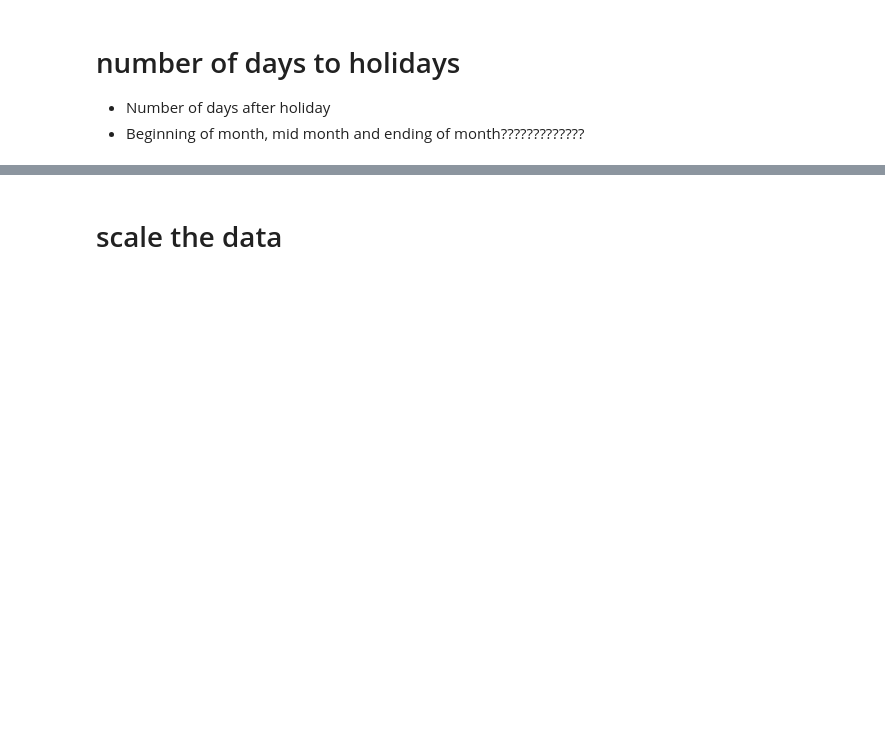
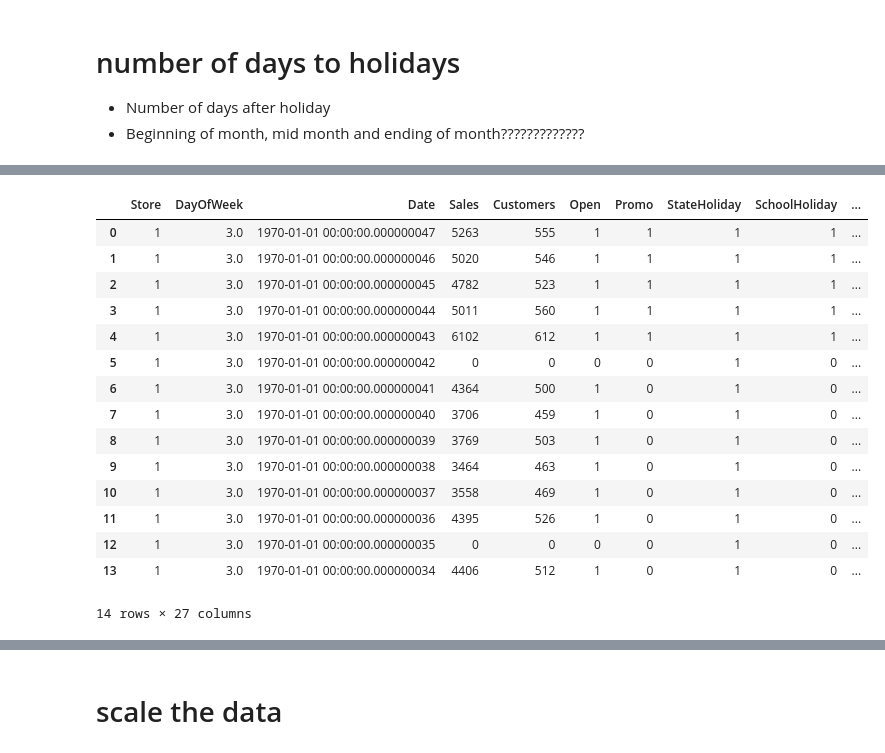
Before and after one commit to smegnshd/Pharmaceutical-Sales-prediction-across-multiple-stores, a Jupyter notebook: my_ml_project.ipynb, the cells around one changed output, grey strips where cells are left out. Saved outputs shown, nothing was run; the diff lists cells and outputs as text; code cells hidden in the pictures; blank space fills up the shorter version.

```diff
--- a/my_ml_project.ipynb
+++ b/my_ml_project.ipynb
@@ -492,0 +531,4 @@ dtype: object
+# %%
+#identify each holiday
+store_train['is_holiday'] = np.where(store_train['Date'].isin(store_train['StateHoliday']), 1, 0)
+store_train.head()
@@ -492,0 +543,21 @@ dtype: object
+# %%
+#identify working day
+store_train['is_working_day'] = np.where((store_train['is_weekend']==1) | (store_train['is_holiday']==1), 0, 1)
+store_train.head(14)
+# %% [output]
+|  | Store | DayOfWeek | Date | Sales | Customers | Open | Promo | StateHoliday | SchoolHoliday | ... |
+| 0 | 1 | 3.0 | 1970-01-01 00:00:00.000000047 | 5263 | 555 | 1 | 1 | 1 | 1 | ... |
+| 1 | 1 | 3.0 | 1970-01-01 00:00:00.000000046 | 5020 | 546 | 1 | 1 | 1 | 1 | ... |
+| 2 | 1 | 3.0 | 1970-01-01 00:00:00.000000045 | 4782 | 523 | 1 | 1 | 1 | 1 | ... |
+| 3 | 1 | 3.0 | 1970-01-01 00:00:00.000000044 | 5011 | 560 | 1 | 1 | 1 | 1 | ... |
+| 4 | 1 | 3.0 | 1970-01-01 00:00:00.000000043 | 6102 | 612 | 1 | 1 | 1 | 1 | ... |
+| 5 | 1 | 3.0 | 1970-01-01 00:00:00.000000042 | 0 | 0 | 0 | 0 | 1 | 0 | ... |
+| 6 | 1 | 3.0 | 1970-01-01 00:00:00.000000041 | 4364 | 500 | 1 | 0 | 1 | 0 | ... |
+| 7 | 1 | 3.0 | 1970-01-01 00:00:00.000000040 | 3706 | 459 | 1 | 0 | 1 | 0 | ... |
+| 8 | 1 | 3.0 | 1970-01-01 00:00:00.000000039 | 3769 | 503 | 1 | 0 | 1 | 0 | ... |
+| 9 | 1 | 3.0 | 1970-01-01 00:00:00.000000038 | 3464 | 463 | 1 | 0 | 1 | 0 | ... |
+| 10 | 1 | 3.0 | 1970-01-01 00:00:00.000000037 | 3558 | 469 | 1 | 0 | 1 | 0 | ... |
+| 11 | 1 | 3.0 | 1970-01-01 00:00:00.000000036 | 4395 | 526 | 1 | 0 | 1 | 0 | ... |
+| 12 | 1 | 3.0 | 1970-01-01 00:00:00.000000035 | 0 | 0 | 0 | 0 | 1 | 0 | ... |
+| 13 | 1 | 3.0 | 1970-01-01 00:00:00.000000034 | 4406 | 512 | 1 | 0 | 1 | 0 | ... |
+14 rows × 27 columns
```
Also changed, not shown: parts of 10 cells of this notebook.
